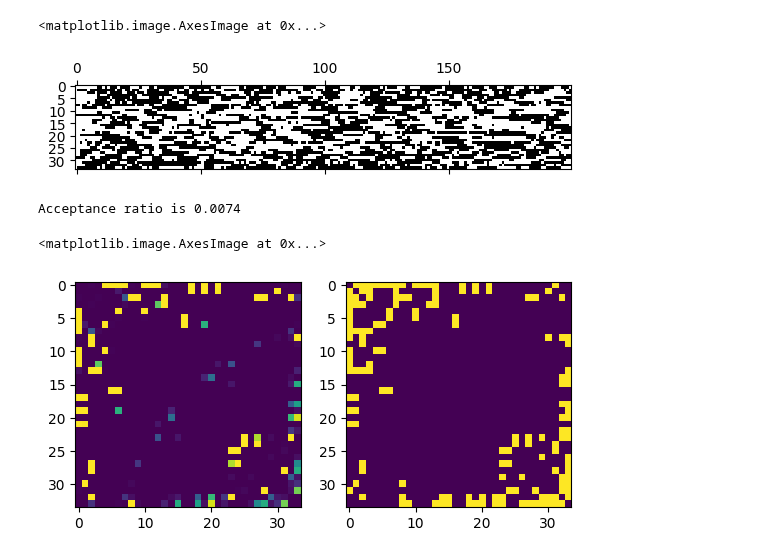
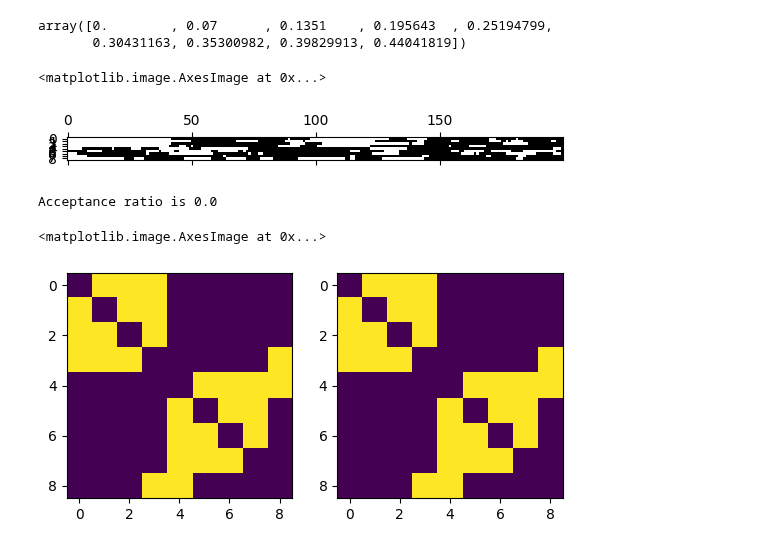
Before and after one commit to nwlandry/complex-network-reconstruction, a Jupyter notebook: run_dynamical_inference.ipynb, the cells around one changed output. Cells and saved outputs as stored; diff of their text form; code cells hidden in the pictures.

```diff
--- a/run_dynamical_inference.ipynb
+++ b/run_dynamical_inference.ipynb
@@ -9,6 +12,7 @@ from src import *
 import networkx as nx
 # %%
 G = nx.karate_club_graph()
+G = nx.barbell_graph(4, 1)
 
 A = nx.adjacency_matrix(G, weight=None)
 n = np.size(A, axis=0)
@@ -17,39 +25,50 @@ rho = 0.05
 save_data = False
 # %%
 s0 = np.zeros(n)
-p_s = 0.1
+p_s = 0.2
 s0[list(random.sample(range(n), int(p_s * n)))] = 1
 
 nu = 1
 
 c = 2
-a = 0
-gamma = 0.2
-b = 0.4
+alpha = 0
+gamma = 0.05
+beta = 0.07
 
-g = lambda I, b : 1 - (1 - b) ** I
-h = lambda I, a, c : 1/(1 + np.exp(-(I - c)/a)) if a != 0 else I >= c
+contagion_function = lambda nu, beta: 1 - (1 - beta) ** nu
+# h = lambda I, alpha, c: 1 / (1 + np.exp(-(I - c) / alpha)) if alpha != 0 else I >= c
 
-f = lambda I : nu * g(I, b) + (1 - nu) * h(I, a, c)
+# f = lambda I: nu * g(I, beta) + (1 - nu) * h(I, alpha, c)
+c = np.zeros(n)
+for i in range(n):
+    c[i] = contagion_function(i, beta)
 
-x = contagion_process(A, gamma, beta, f, s0, tmin=0, tmax=200, dt=1, random_seed=None)
+
+x = contagion_process(A, gamma, c, s0, tmin=0, tmax=100, random_seed=None)
+# %%
+c
+# %% [output]
+array([0.        , 0.07      , 0.1351    , 0.195643  , 0.25194799,
+       0.30431163, 0.35300982, 0.39829913, 0.44041819])
 # %%
 plt.spy(x.T)
 # %% [output]
 <matplotlib.image.AxesImage at 0x...>
-[figure, old version]
+[figure, new version]
 # %%
-samples = infer_adjacency_matrix(
-    x, A, beta, f, rho, nsamples=100, burn_in=100, skip=100, return_likelihoods=False
+A0 = nx.adjacency_matrix(nx.fast_gnp_random_graph(n, rho))
+
+samples, lvals = infer_adjacency_matrix(
+    x, A, c, rho, nsamples=100, burn_in=1000, skip=100, return_likelihoods=True
 )
 # %% [output]
-Acceptance ratio is 0.0074
+Acceptance ratio is 0.0
 # %%
-p = np.mean(samples, axis=0)
+p = np.round(np.mean(samples, axis=0))
 plt.subplot(121)
 plt.imshow(p)
 plt.subplot(122)
 plt.imshow(A.todense())
 # %% [output]
 <matplotlib.image.AxesImage at 0x...>
-[figure, old version]
+[figure, new version]
```
Also changed, not shown: parts of 10 cells of this notebook, 3 other files.
